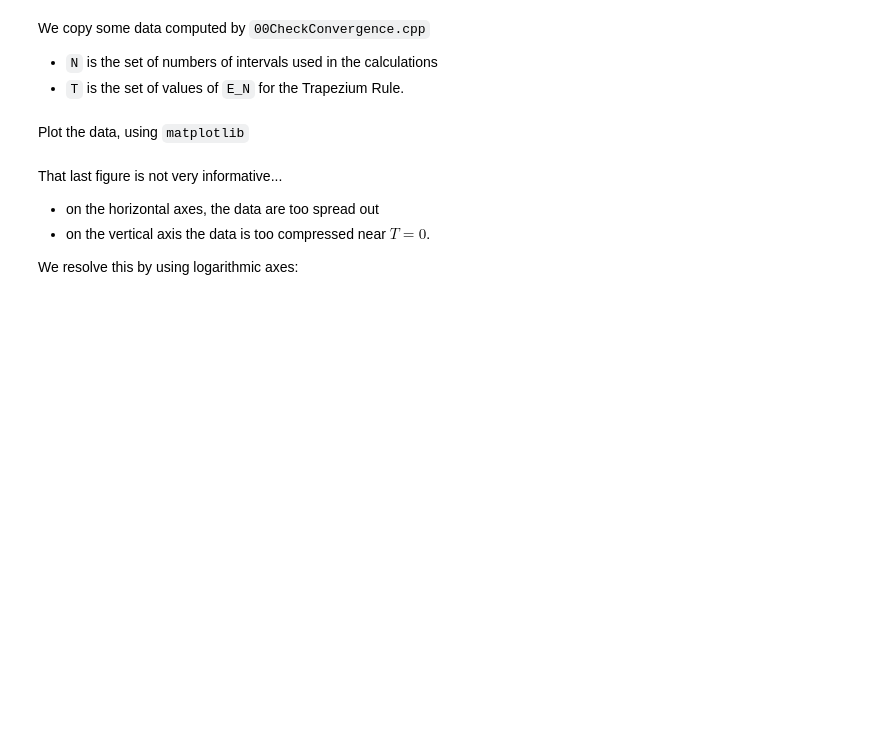
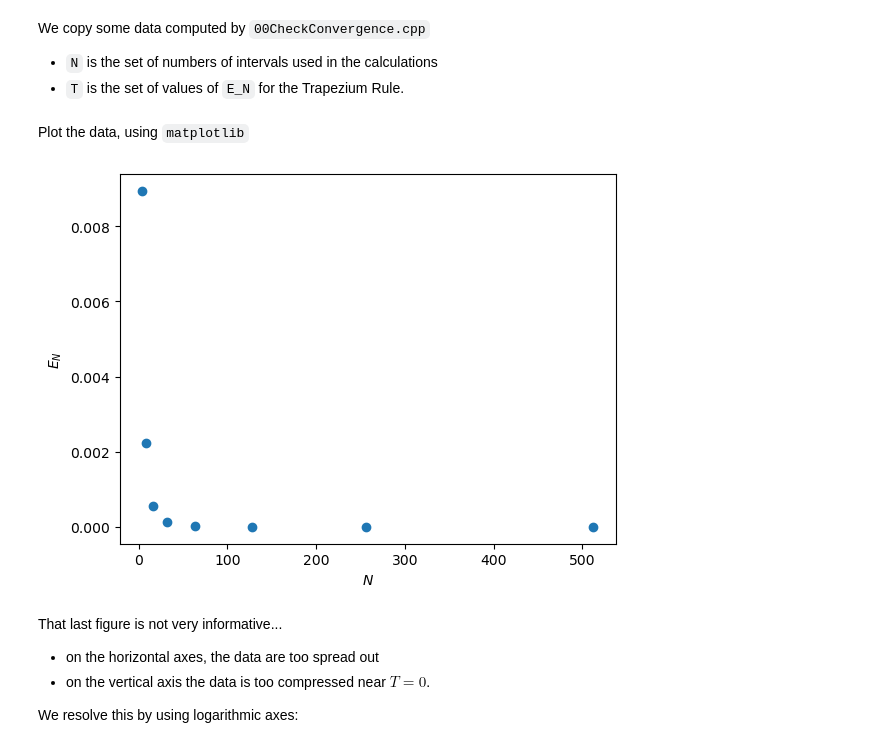
Before and after one commit to niallmadden/niallmadden.github.io, a Jupyter notebook: 2425-CS319/Week06/CS319-Week06-notebook.ipynb, the cells around one changed output. Drawn from its saved outputs; the diff is of its cells as text; code cells hidden in the pictures; blank space fills up the shorter version.

```diff
--- a/2425-CS319/Week06/CS319-Week06-notebook.ipynb
+++ b/2425-CS319/Week06/CS319-Week06-notebook.ipynb
@@ -239,7 +85,11 @@ T=np.array([8.940076e-03, 2.236764e-03, 5.593001e-04, 1.398319e-04, 3.495839e-05
 Plot the data, using `matplotlib`
 # %%
 plt.plot(N, T, 'o')
+plt.xlabel('$N$')
+plt.ylabel('$E_N$')
 plt.show()
+# %% [output]
+[figure, added]
 # %% [markdown]
 That last figure is not very informative...
 * on the horizontal axes, the data are too spread out
```
Also changed, not shown: parts of 58 cells of this notebook, 5 other files.
